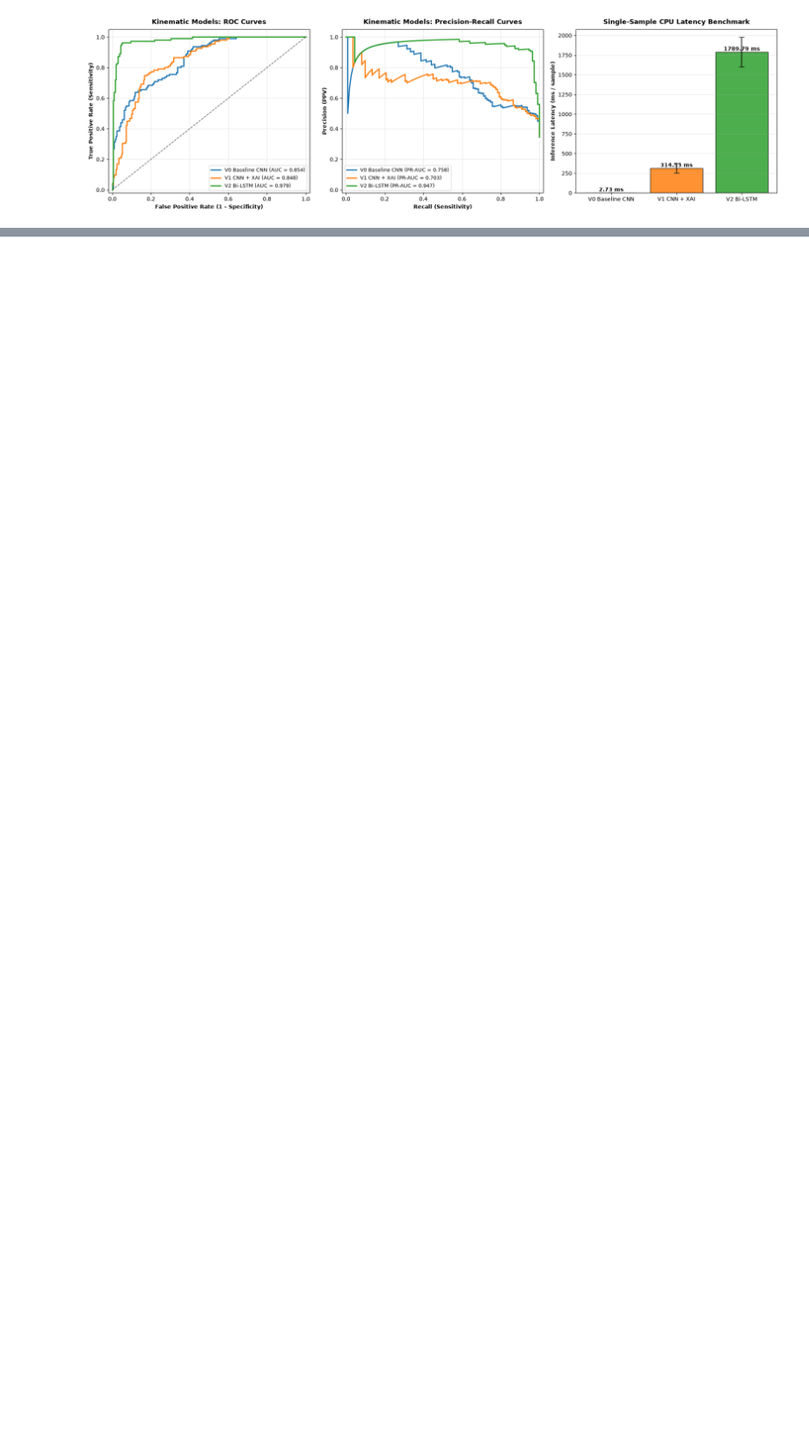
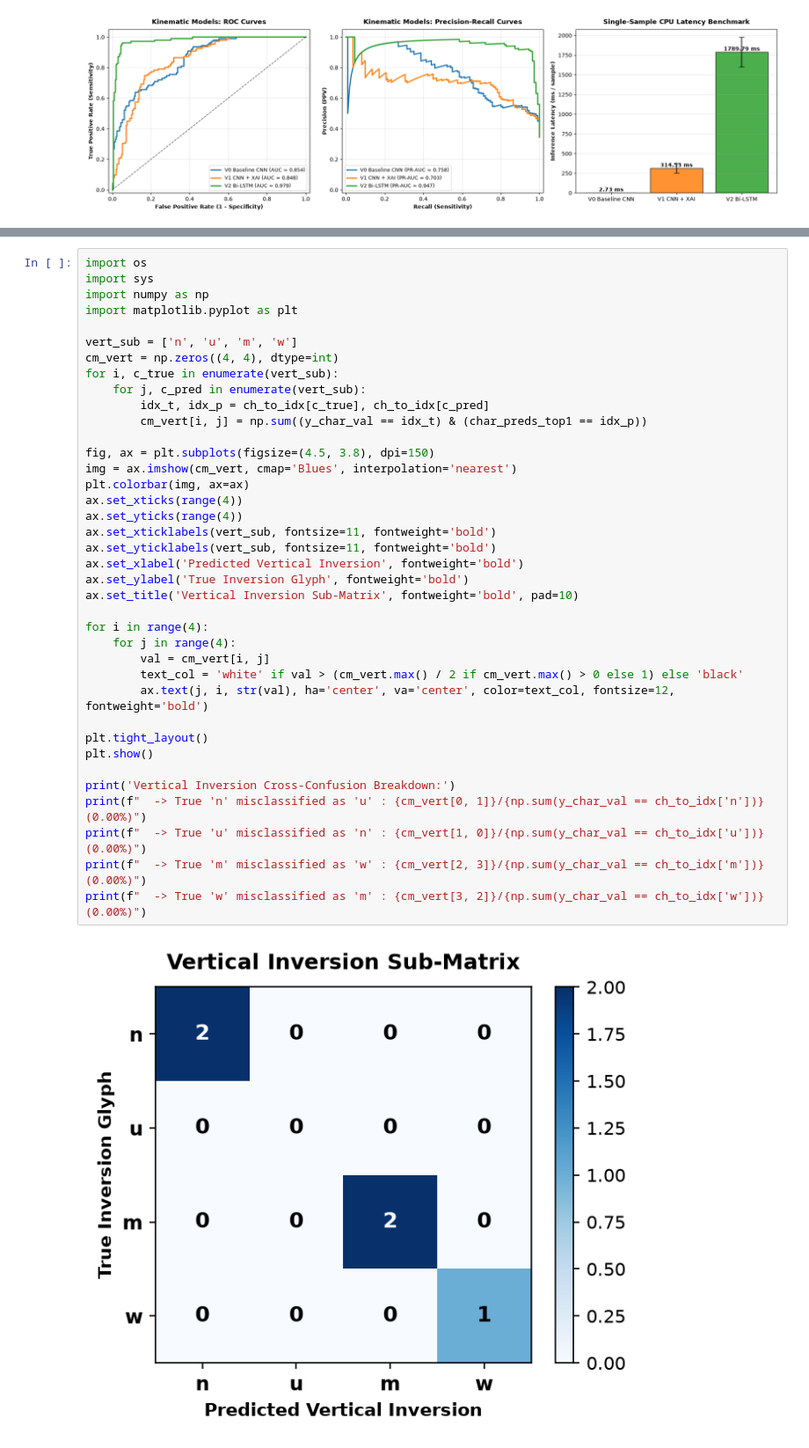
Before and after one commit to AkuraDiary/somethinginmyeye, a Jupyter notebook: playground.ipynb, the cells around one changed output, grey strips where cells are left out. Shown at 88% size. Cells and saved outputs as stored; diff of their text form; blank space fills up the shorter version.

```diff
--- a/playground.ipynb
+++ b/playground.ipynb
@@ -2107,2 +2107,42 @@ Joint Multi-Task Accuracy (Both Character & Reversal Correct): 13930.81% | Brier
 =========================================================================================================
 [figure]
+# %%
+import os
+import sys
+import numpy as np
+import matplotlib.pyplot as plt
+
+vert_sub = ['n', 'u', 'm', 'w']
+cm_vert = np.zeros((4, 4), dtype=int)
+for i, c_true in enumerate(vert_sub):
+    for j, c_pred in enumerate(vert_sub):
+        idx_t, idx_p = ch_to_idx[c_true], ch_to_idx[c_pred]
+        cm_vert[i, j] = np.sum((y_char_val == idx_t) & (char_preds_top1 == idx_p))
+
+fig, ax = plt.subplots(figsize=(4.5, 3.8), dpi=150)
+img = ax.imshow(cm_vert, cmap='Blues', interpolation='nearest')
+plt.colorbar(img, ax=ax)
+ax.set_xticks(range(4))
+ax.set_yticks(range(4))
+ax.set_xticklabels(vert_sub, fontsize=11, fontweight='bold')
+ax.set_yticklabels(vert_sub, fontsize=11, fontweight='bold')
+ax.set_xlabel('Predicted Vertical Inversion', fontweight='bold')
+ax.set_ylabel('True Inversion Glyph', fontweight='bold')
+ax.set_title('Vertical Inversion Sub-Matrix', fontweight='bold', pad=10)
+
+for i in range(4):
+    for j in range(4):
+        val = cm_vert[i, j]
+        text_col = 'white' if val > (cm_vert.max() / 2 if cm_vert.max() > 0 else 1) else 'black'
+        ax.text(j, i, str(val), ha='center', va='center', color=text_col, fontsize=12, fontweight='bold')
+
+plt.tight_layout()
+plt.show()
+
+print('Vertical Inversion Cross-Confusion Breakdown:')
+print(f"  -> True 'n' misclassified as 'u' : {cm_vert[0, 1]}/{np.sum(y_char_val == ch_to_idx['n'])} (0.00%)")
+print(f"  -> True 'u' misclassified as 'n' : {cm_vert[1, 0]}/{np.sum(y_char_val == ch_to_idx['u'])} (0.00%)")
+print(f"  -> True 'm' misclassified as 'w' : {cm_vert[2, 3]}/{np.sum(y_char_val == ch_to_idx['m'])} (0.00%)")
+print(f"  -> True 'w' misclassified as 'm' : {cm_vert[3, 2]}/{np.sum(y_char_val == ch_to_idx['w'])} (0.00%)")
+# %% [output]
+[figure, added]
```
Also changed, not shown: parts of 2 cells of this notebook, 2 other files.
